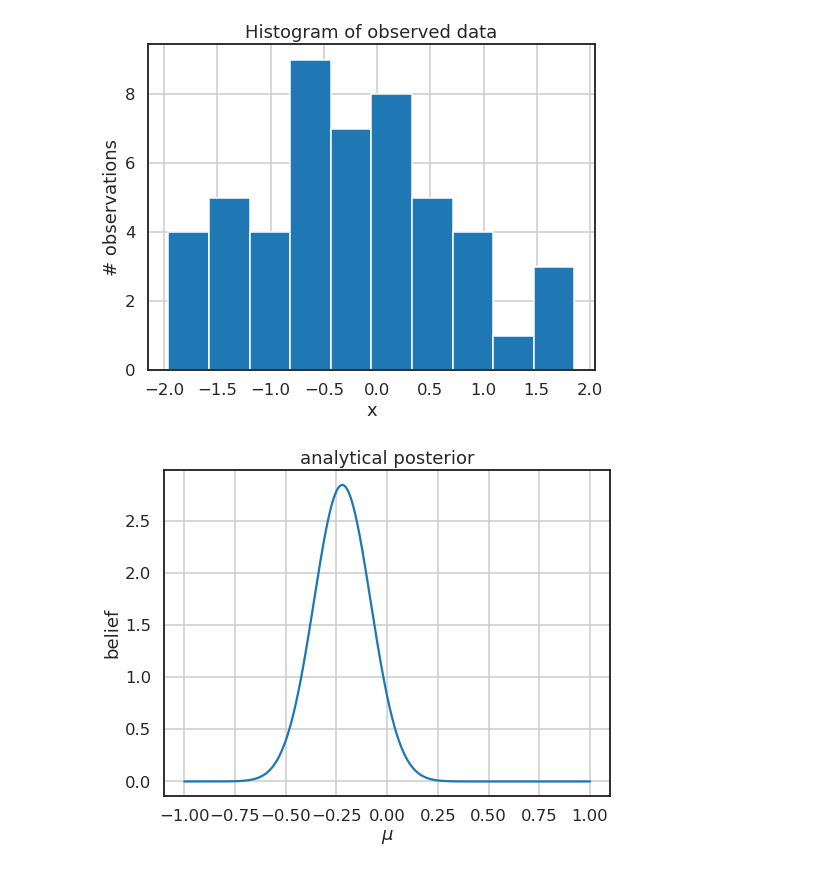
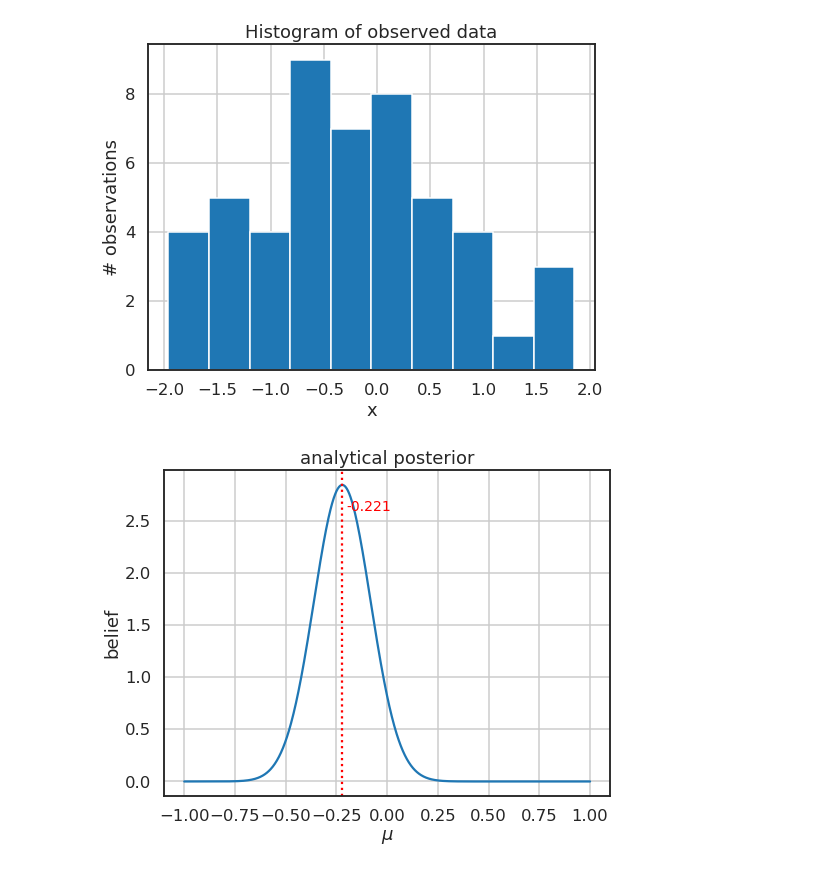
Before and after one commit to franklu2014/data_science_with_airflow, a Jupyter notebook: Simpler_MCMC.ipynb, the cells around one changed output. Drawn from its saved outputs; the diff is of its cells as text; code cells hidden in the pictures.

```diff
--- a/Simpler_MCMC.ipynb
+++ b/Simpler_MCMC.ipynb
@@ -39,18 +39,25 @@ plt.show()
 # %%
 def posteriorCalc(data, mu_0, sigma_0):
     sigma = 1
     n = len(data)
     mu_post = (mu_0 / sigma_0**2 + sum(data) / sigma**2) \
                 * (1 / sigma_0**2 + n / sigma**2)**-1
     sigma_post = (1 / sigma_0**2 + n / sigma**2)**-1
     return norm(mu_post, sigma_post**0.5)
 fig, ax = plt.subplots(figsize = (8, 6))
 xs = np.linspace(-1, 1, 1000)
 post_dist = posteriorCalc(data, 0, 1)
 ax.plot(xs, post_dist.pdf(xs))
+mode = post_dist.ppf(0.5)
+ax.axvline(mode, color = 'r', linestyle = ':')
+ax.annotate(f"{mode:.3f}", xy = (mode + abs(mode)*.1, 2.6),
+            color = 'r', size = 14)
 _ = ax.set(xlabel = '$\mu$',
            ylabel = 'belief',
            title = 'analytical posterior')
 plt.grid()
+
+
+# ax2.axvline(mu_current, color='b', linestyle='--', label='mu_current')
 # %% [output]
-[figure, old version]
+[figure, new version]
```
Also changed, not shown: parts of 7 cells of this notebook.
